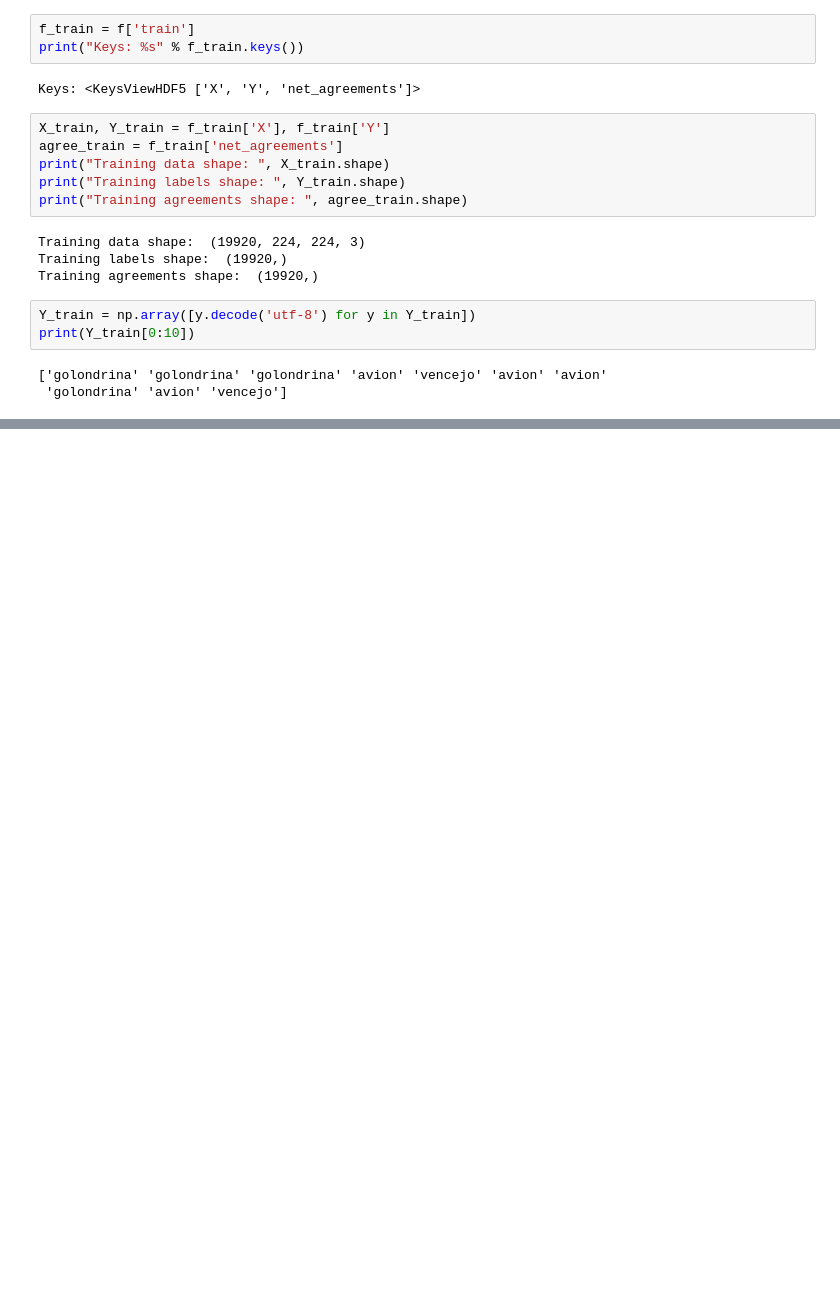
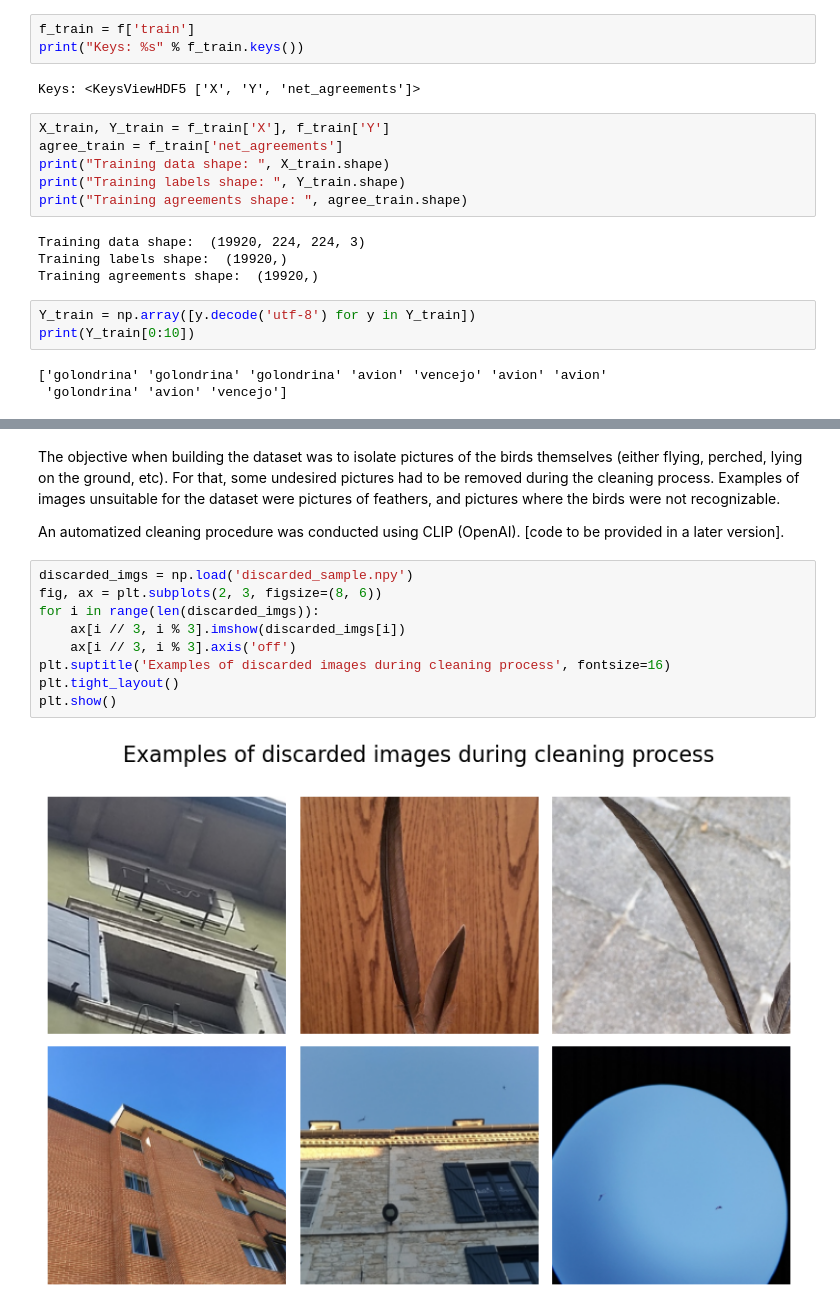
Before and after one commit to jgbeni/BirdPics, a Jupyter notebook: download_dataset.ipynb, the cells around one changed output, grey strips where cells are left out. Cells and saved outputs as stored; diff of their text form; blank space fills up the shorter version.

```diff
--- a/download_dataset.ipynb
+++ b/download_dataset.ipynb
@@ -63,0 +91,15 @@ plt.show()
+# %% [markdown]
+The objective when building the dataset was to isolate pictures of the birds themselves (either flying, perched, lying on the ground, etc). For that, some undesired pictures had to be removed during the cleaning process. Examples of images unsuitable for the dataset were pictures of feathers, and pictures where the birds were not recognizable.
+
+An automatized cleaning procedure was conducted using CLIP (OpenAI). [code to be provided in a later version].
+# %%
+discarded_imgs = np.load('discarded_sample.npy')
+fig, ax = plt.subplots(2, 3, figsize=(8, 6))
+for i in range(len(discarded_imgs)):
+    ax[i // 3, i % 3].imshow(discarded_imgs[i])
+    ax[i // 3, i % 3].axis('off')
+plt.suptitle('Examples of discarded images during cleaning process', fontsize=16)
+plt.tight_layout()
+plt.show()
+# %% [output]
+[figure, added]
```
Also changed, not shown: parts of 4 cells of this notebook, 2 other files.
